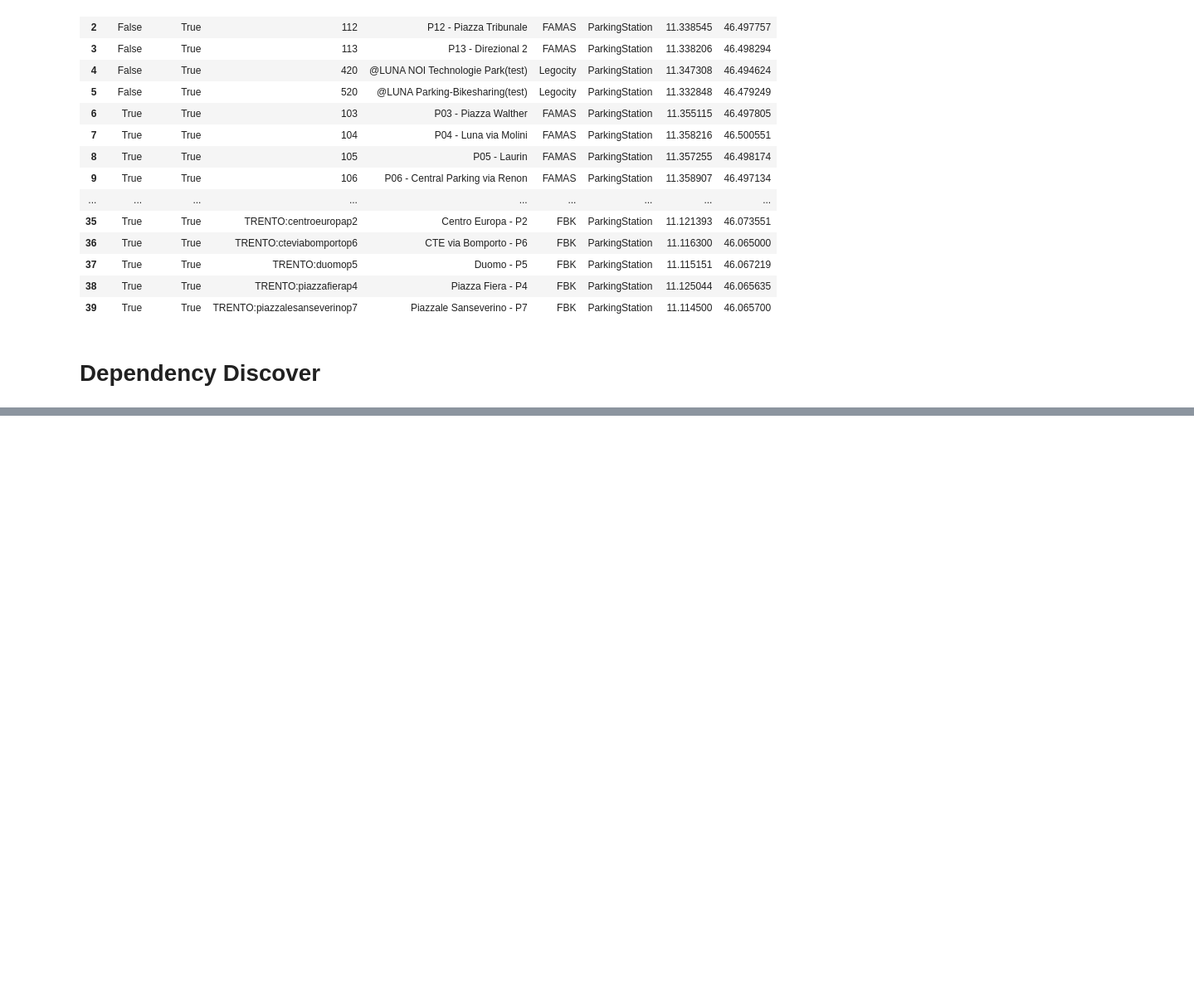
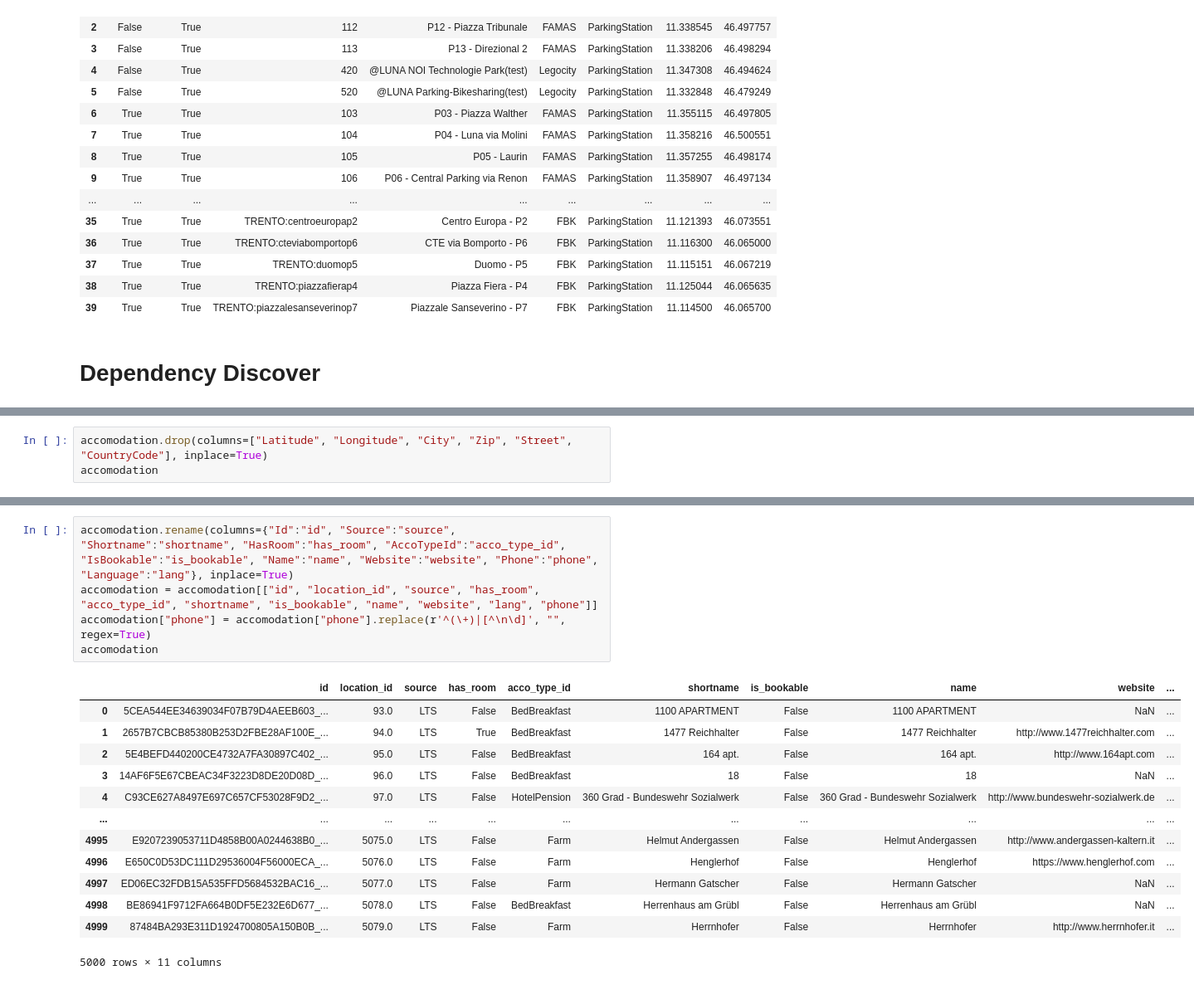
Before and after one commit to EdoWhite/Data_Curation_Integration, a Jupyter notebook: notebook.ipynb, the cells around one changed output, grey strips where cells are left out. Shown at 83% size. Drawn from its saved outputs; the diff is of its cells as text; blank space fills up the shorter version.

```diff
--- a/notebook.ipynb
+++ b/notebook.ipynb
@@ -397,0 +642,3 @@ parkplace
+# %%
+accomodation.drop(columns=["Latitude", "Longitude", "City", "Zip", "Street", "CountryCode"], inplace=True)
+accomodation
@@ -397,0 +708,19 @@ parkplace
+# %%
+accomodation.rename(columns={"Id":"id", "Source":"source", "Shortname":"shortname", "HasRoom":"has_room", "AccoTypeId":"acco_type_id", "IsBookable":"is_bookable", "Name":"name", "Website":"website", "Phone":"phone", "Language":"lang"}, inplace=True)
+accomodation = accomodation[["id", "location_id", "source", "has_room", "acco_type_id", "shortname", "is_bookable", "name", "website", "lang", "phone"]]
+accomodation["phone"] = accomodation["phone"].replace(r'^(\+)|[^\n\d]', "", regex=True)
+accomodation
+# %% [output]
+|  | id | location_id | source | has_room | acco_type_id | shortname | is_bookable | name | website | ... |
+| 0 | 5CEA544EE34639034F07B79D4AEEB603_... | 93.0 | LTS | False | BedBreakfast | 1100 APARTMENT | False | 1100 APARTMENT | NaN | ... |
+| 1 | 2657B7CBCB85380B253D2FBE28AF100E_... | 94.0 | LTS | True | BedBreakfast | 1477 Reichhalter | False | 1477 Reichhalter | http://www.1477reichhalter.com | ... |
+| 2 | 5E4BEFD440200CE4732A7FA30897C402_... | 95.0 | LTS | False | BedBreakfast | 164 apt. | False | 164 apt. | http://www.164apt.com | ... |
+| 3 | 14AF6F5E67CBEAC34F3223D8DE20D08D_... | 96.0 | LTS | False | BedBreakfast | 18 | False | 18 | NaN | ... |
+| 4 | C93CE627A8497E697C657CF53028F9D2_... | 97.0 | LTS | False | HotelPension | 360 Grad - Bundeswehr Sozialwerk | False | 360 Grad - Bundeswehr Sozialwerk | http://www.bundeswehr-sozialwerk.de | ... |
+| ... | ... | ... | ... | ... | ... | ... | ... | ... | ... | ... |
+| 4995 | E9207239053711D4858B00A0244638B0_... | 5075.0 | LTS | False | Farm | Helmut Andergassen | False | Helmut Andergassen | http://www.andergassen-kaltern.it | ... |
+| 4996 | E650C0D53DC111D29536004F56000ECA_... | 5076.0 | LTS | False | Farm | Henglerhof | False | Henglerhof | https://www.henglerhof.com | ... |
+| 4997 | ED06EC32FDB15A535FFD5684532BAC16_... | 5077.0 | LTS | False | Farm | Hermann Gatscher | False | Hermann Gatscher | NaN | ... |
+| 4998 | BE86941F9712FA664B0DF5E232E6D677_... | 5078.0 | LTS | False | BedBreakfast | Herrenhaus am Grübl | False | Herrenhaus am Grübl | NaN | ... |
+| 4999 | 87484BA293E311D1924700805A150B0B_... | 5079.0 | LTS | False | Farm | Herrnhofer | False | Herrnhofer | http://www.herrnhofer.it | ... |
+5000 rows × 11 columns
```
Also changed, not shown: parts of 24 cells of this notebook, 12 other files.
